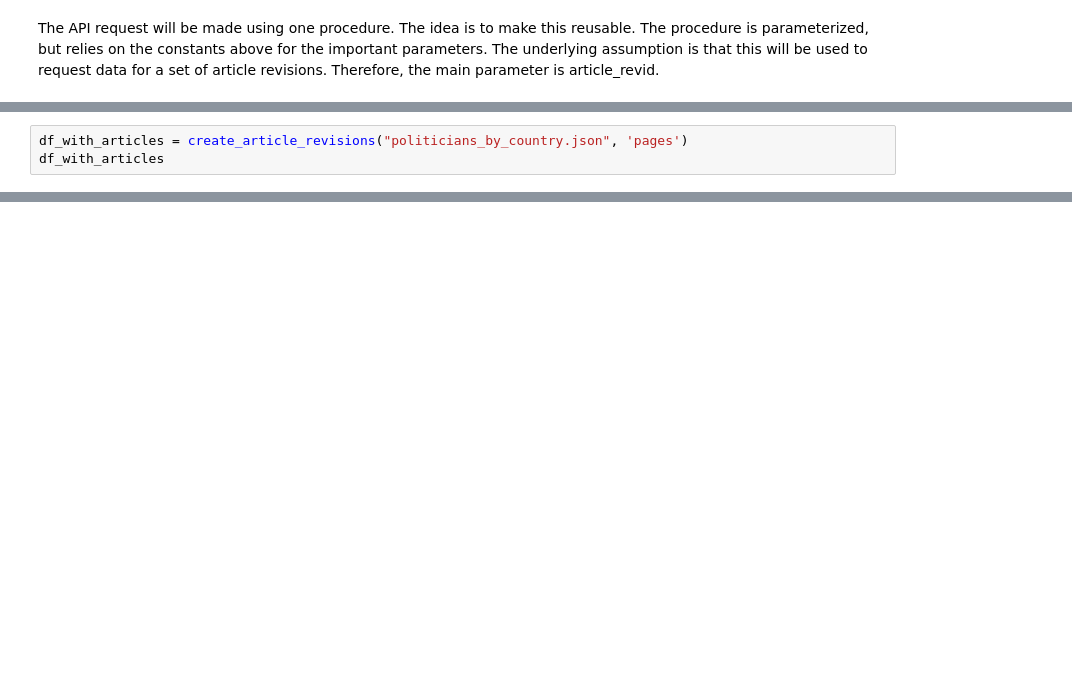
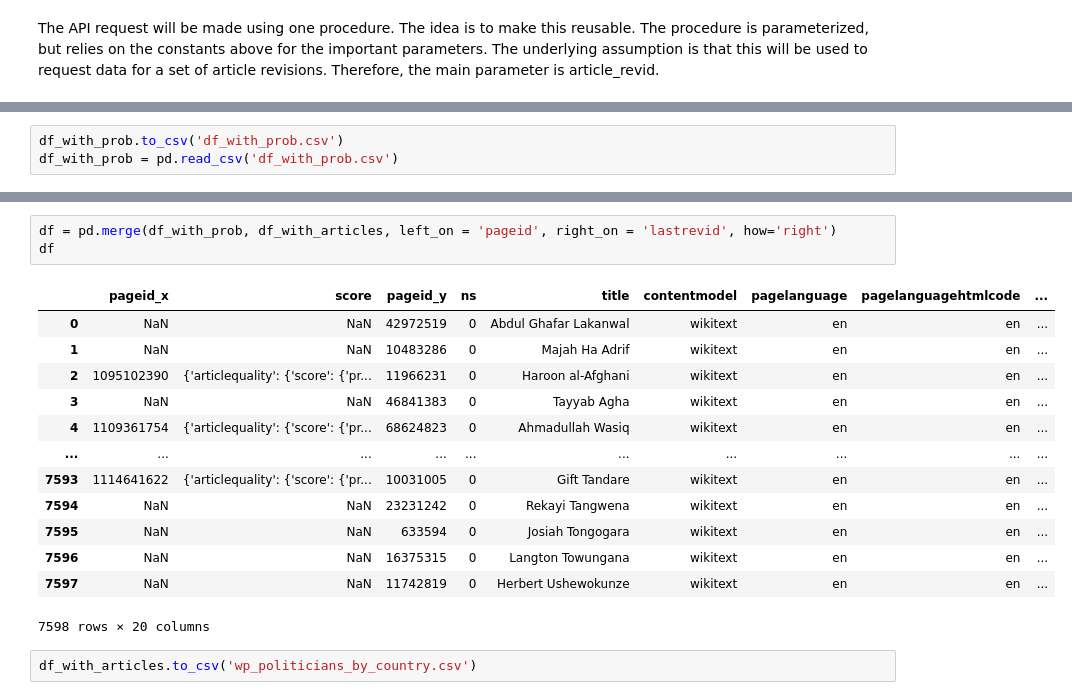
Before and after one commit to 98yangjames/DATA-512, a Jupyter notebook: data-512-homework_2/wp_ores_example.ipynb, the cells around one changed output, grey strips where cells are left out. Cells and saved outputs as stored; diff of their text form; blank space fills up the shorter version.

```diff
--- a/data-512-homework_2/wp_ores_example.ipynb
+++ b/data-512-homework_2/wp_ores_example.ipynb
@@ -77,3 +10,0 @@ def create_article_revisions(file, column):
-# %%
-df_with_articles = create_article_revisions("politicians_by_country.json", 'pages')
-df_with_articles
@@ -183,0 +42,3 @@ df_with_scores
+# %%
+df_with_prob.to_csv('df_with_prob.csv')
+df_with_prob = pd.read_csv('df_with_prob.csv')
@@ -183,0 +124,19 @@ df_with_scores
+# %%
+df = pd.merge(df_with_prob, df_with_articles, left_on = 'pageid', right_on = 'lastrevid', how='right')
+df
+# %% [output]
+|  | pageid_x | score | pageid_y | ns | title | contentmodel | pagelanguage | pagelanguagehtmlcode | ... |
+| 0 | NaN | NaN | 42972519 | 0 | Abdul Ghafar Lakanwal | wikitext | en | en | ... |
+| 1 | NaN | NaN | 10483286 | 0 | Majah Ha Adrif | wikitext | en | en | ... |
+| 2 | 1095102390 | {'articlequality': {'score': {'pr... | 11966231 | 0 | Haroon al-Afghani | wikitext | en | en | ... |
+| 3 | NaN | NaN | 46841383 | 0 | Tayyab Agha | wikitext | en | en | ... |
+| 4 | 1109361754 | {'articlequality': {'score': {'pr... | 68624823 | 0 | Ahmadullah Wasiq | wikitext | en | en | ... |
+| ... | ... | ... | ... | ... | ... | ... | ... | ... | ... |
+| 7593 | 1114641622 | {'articlequality': {'score': {'pr... | 10031005 | 0 | Gift Tandare | wikitext | en | en | ... |
+| 7594 | NaN | NaN | 23231242 | 0 | Rekayi Tangwena | wikitext | en | en | ... |
+| 7595 | NaN | NaN | 633594 | 0 | Josiah Tongogara | wikitext | en | en | ... |
+| 7596 | NaN | NaN | 16375315 | 0 | Langton Towungana | wikitext | en | en | ... |
+| 7597 | NaN | NaN | 11742819 | 0 | Herbert Ushewokunze | wikitext | en | en | ... |
+7598 rows × 20 columns
+# %%
+df_with_articles.to_csv('wp_politicians_by_country.csv')
```
Also changed, not shown: parts of 17 cells of this notebook, 13 other files.
